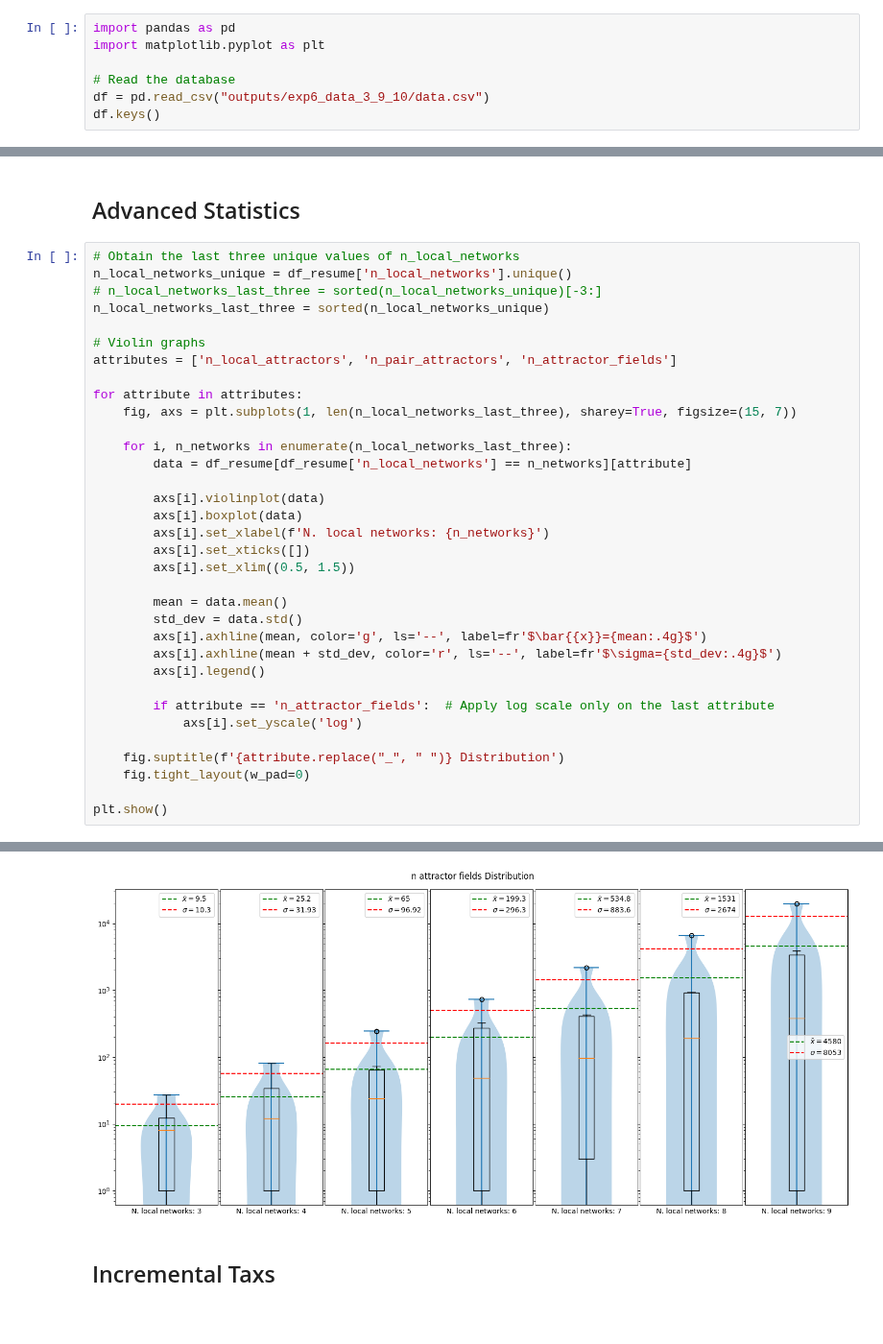
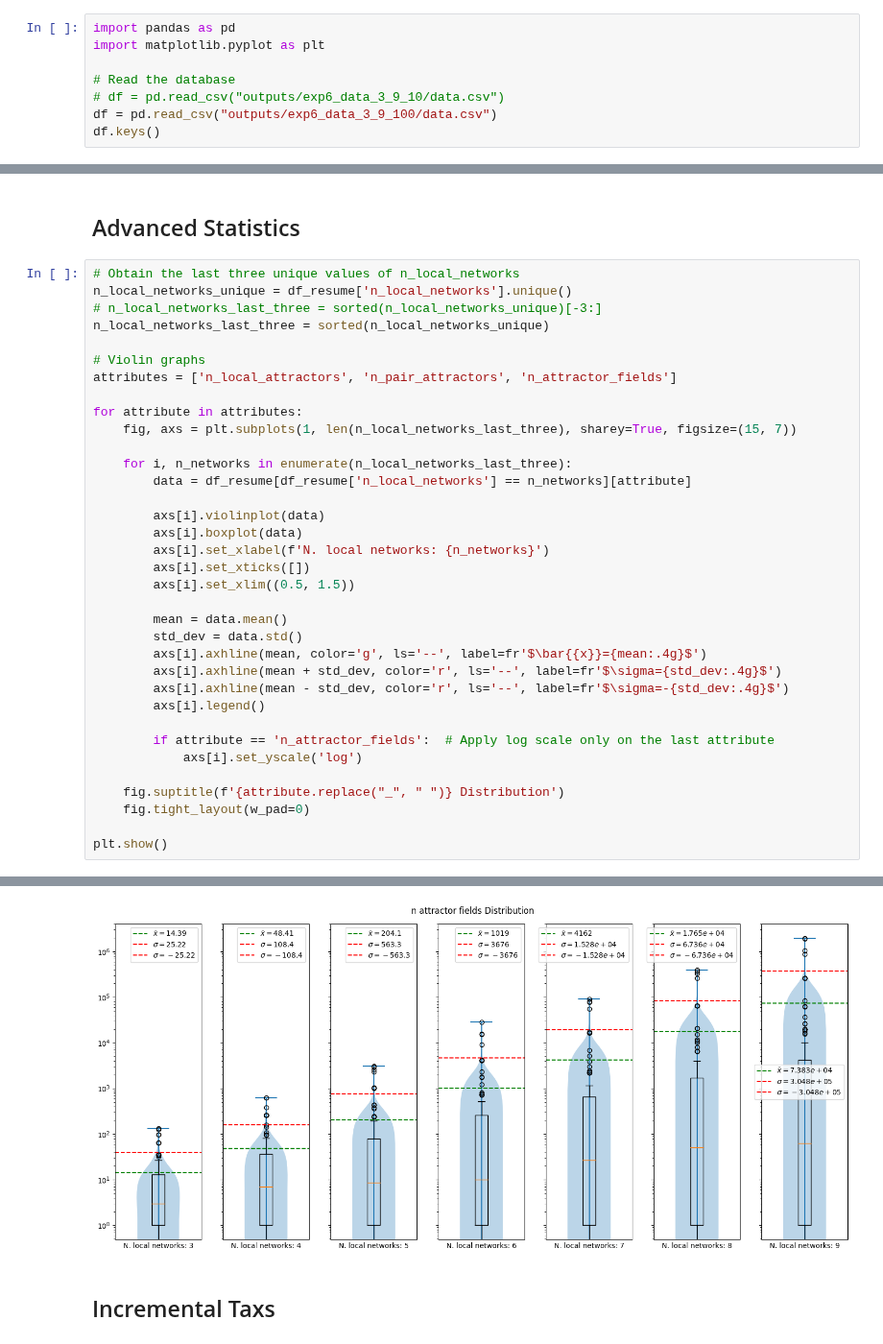
Before and after one commit to crptcusco/cbnetwork, a Jupyter notebook: experiments/6_aleatory_template_local_networks/exp6_analysis.ipynb, the cells around one changed output, grey strips where cells are left out. Shown at 96% size. Cells and saved outputs as stored; diff of their text form.

```diff
--- a/experiments/6_aleatory_template_local_networks/exp6_analysis.ipynb
+++ b/experiments/6_aleatory_template_local_networks/exp6_analysis.ipynb
@@ -7,7 +7,8 @@ import pandas as pd
 import matplotlib.pyplot as plt
 
 # Read the database
-df = pd.read_csv("outputs/exp6_data_3_9_10/data.csv")
+# df = pd.read_csv("outputs/exp6_data_3_9_10/data.csv")
+df = pd.read_csv("outputs/exp6_data_3_9_100/data.csv")
 df.keys()
 # %% [output]
 Index(['i_sample', 'n_local_networks', 'n_var_network', 'v_topology',
@@ -109,6 +110,7 @@ for attribute in attributes:
         std_dev = data.std()
         axs[i].axhline(mean, color='g', ls='--', label=fr'$\bar{{x}}={mean:.4g}$')
         axs[i].axhline(mean + std_dev, color='r', ls='--', label=fr'$\sigma={std_dev:.4g}$')
+        axs[i].axhline(mean - std_dev, color='r', ls='--', label=fr'$\sigma=-{std_dev:.4g}$')
         axs[i].legend()
 
         if attribute == 'n_attractor_fields':  # Apply log scale only on the last attribute
@@ -124,4 +126,4 @@ plt.show()
-[figure, old version]
+[figure, new version]
 # %% [markdown]
 ## Incremental Taxs
 # %%
```
Also changed, not shown: parts of 10 cells of this notebook, 8 other files.
